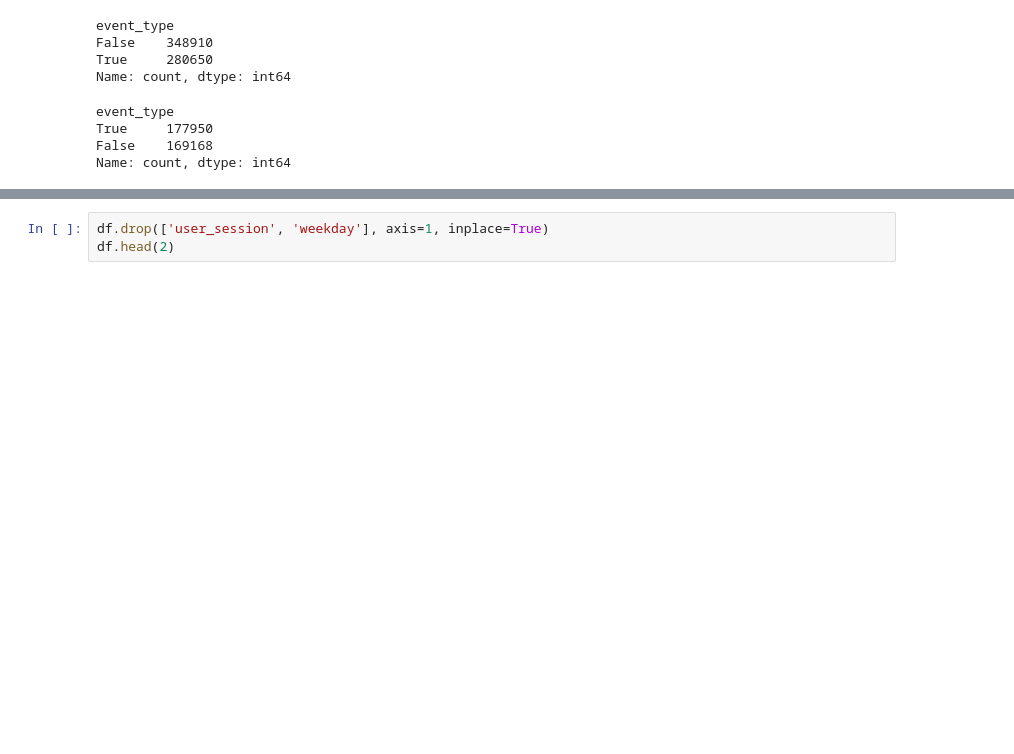
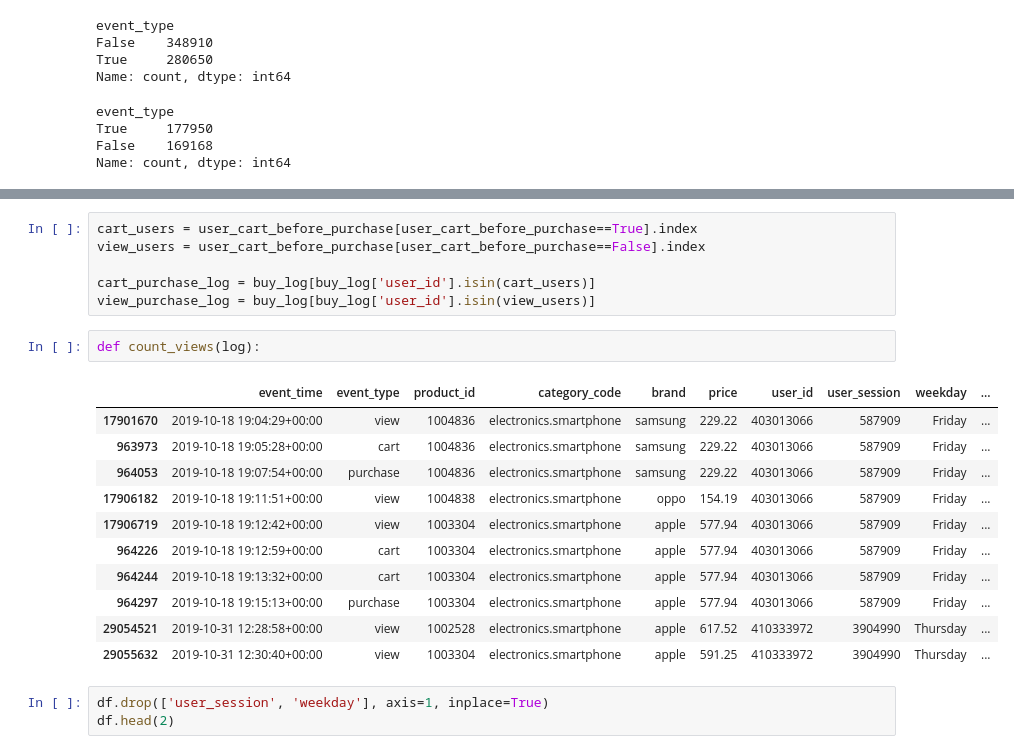
Before and after one commit to HyunsungRyu/Ecommerce_analysis, a Jupyter notebook: customer_behavior_log_analysis.ipynb, the cells around one changed output, grey strips where cells are left out. Cells and saved outputs as stored; diff of their text form; blank space fills up the shorter version.

```diff
--- a/customer_behavior_log_analysis.ipynb
+++ b/customer_behavior_log_analysis.ipynb
@@ -588,3 +593,23 @@ cart→purchase vs view→purchase 고객을 나누기
+# %%
+cart_users = user_cart_before_purchase[user_cart_before_purchase==True].index
+view_users = user_cart_before_purchase[user_cart_before_purchase==False].index
+
+cart_purchase_log = buy_log[buy_log['user_id'].isin(cart_users)]
+view_purchase_log = buy_log[buy_log['user_id'].isin(view_users)]
+# %%
+def count_views(log):
+# %% [output]
+|  | event_time | event_type | product_id | category_code | brand | price | user_id | user_session | weekday | ... |
+| 17901670 | 2019-10-18 19:04:29+00:00 | view | 1004836 | electronics.smartphone | samsung | 229.22 | 403013066 | 587909 | Friday | ... |
+| 963973 | 2019-10-18 19:05:28+00:00 | cart | 1004836 | electronics.smartphone | samsung | 229.22 | 403013066 | 587909 | Friday | ... |
+| 964053 | 2019-10-18 19:07:54+00:00 | purchase | 1004836 | electronics.smartphone | samsung | 229.22 | 403013066 | 587909 | Friday | ... |
+| 17906182 | 2019-10-18 19:11:51+00:00 | view | 1004838 | electronics.smartphone | oppo | 154.19 | 403013066 | 587909 | Friday | ... |
+| 17906719 | 2019-10-18 19:12:42+00:00 | view | 1003304 | electronics.smartphone | apple | 577.94 | 403013066 | 587909 | Friday | ... |
+| 964226 | 2019-10-18 19:12:59+00:00 | cart | 1003304 | electronics.smartphone | apple | 577.94 | 403013066 | 587909 | Friday | ... |
+| 964244 | 2019-10-18 19:13:32+00:00 | cart | 1003304 | electronics.smartphone | apple | 577.94 | 403013066 | 587909 | Friday | ... |
+| 964297 | 2019-10-18 19:15:13+00:00 | purchase | 1003304 | electronics.smartphone | apple | 577.94 | 403013066 | 587909 | Friday | ... |
+| 29054521 | 2019-10-31 12:28:58+00:00 | view | 1002528 | electronics.smartphone | apple | 617.52 | 410333972 | 3904990 | Thursday | ... |
+| 29055632 | 2019-10-31 12:30:40+00:00 | view | 1003304 | electronics.smartphone | apple | 591.25 | 410333972 | 3904990 | Thursday | ... |
 # %%
 df.drop(['user_session', 'weekday'], axis=1, inplace=True)
 df.head(2)
```
Also changed, not shown: parts of 2 cells of this notebook.
